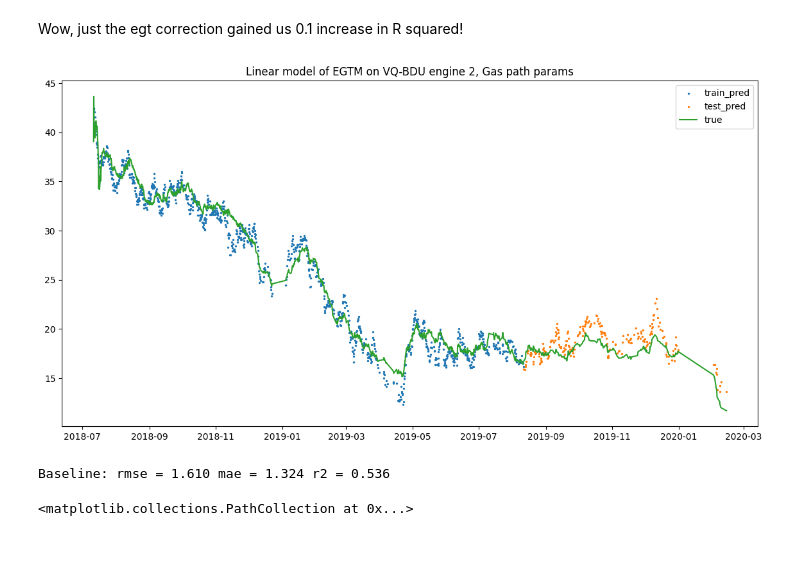
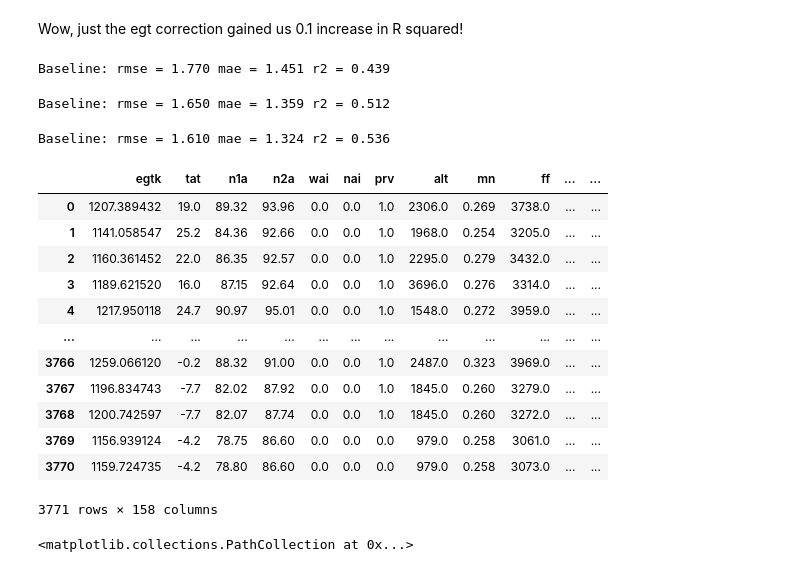
Before and after one commit to skeptlk/ecm, a Jupyter notebook: ex5_corrections.ipynb, the cells around one changed output. Saved outputs shown, nothing was run; the diff lists cells and outputs as text; code cells hidden in the pictures.

```diff
--- a/ex5_corrections.ipynb
+++ b/ex5_corrections.ipynb
@@ -134,14 +161,50 @@ Baseline: rmse = 1.610 mae = 1.324 r2 = 0.536
 # %% [markdown]
 Wow, just the egt correction gained us 0.1 increase in R squared!
+# %%
+features = ['egt', 'tat', 'n1a', 'n2a', 'wai', 'nai', 'prv', 'alt', 'mn', 'ff', 'nf']
+
+data = build_dataset(
+  [correct(bgu), correct(bdu)],
+  y_cols,
+  meta_cols,
+  features,
+  n_back=13,
+)
+
+X = data.drop(columns=(meta_cols + y_cols))
+y = data['egtm']
+
+mse, mae, r2, model, predicted_train, predicted_test, train_i, y_test = train_model(X, y)
+
+print(f'Baseline: rmse = {mse:.3f} mae = {mae:.3f} r2 = {r2:.3f}')
+# %% [output]
+Baseline: rmse = 1.770 mae = 1.451 r2 = 0.439
 # %%
-plot_predictions(data, 'VQ-BDU', 2, train_i, predicted_test, predicted_train, is_smooth=False)
+# plot_predictions(data, 'VQ-BDU', 2, train_i, predicted_test, predicted_train, is_smooth=False)
-# %% [output]
-[figure, removed]
+# %%
+features = ['egtk', 'tat', 'n1k', 'n2k', 'wai', 'nai', 'prv', 'alt', 'mn', 'ff', 'nfk']
+
+data = build_dataset(
+  [correct(bgu), correct(bdu)],
+  y_cols,
+  meta_cols,
+  features,
+  n_back=13,
+)
+
+X = data.drop(columns=(meta_cols + y_cols))
+y = data['egtm']
+
+mse, mae, r2, model, predicted_train, predicted_test, train_i, y_test = train_model(X, y)
+
+print(f'Baseline: rmse = {mse:.3f} mae = {mae:.3f} r2 = {r2:.3f}')
+# %% [output]
+Baseline: rmse = 1.650 mae = 1.359 r2 = 0.512
 # %%
 features = ['egtk', 'tat', 'n1a', 'n2a', 'wai', 'nai', 'prv', 'alt', 'mn', 'ff', 'nf']
 
 data = build_dataset(
-  [correct(bgu), correct(bdu)],
+  [bgu, bdu],
   y_cols,
   meta_cols,
   features,
@@ -156,6 +219,22 @@ mse, mae, r2, model, predicted_train, predicted_test, train_i, y_test = train_mo
 print(f'Baseline: rmse = {mse:.3f} mae = {mae:.3f} r2 = {r2:.3f}')
 # %% [output]
 Baseline: rmse = 1.610 mae = 1.324 r2 = 0.536
+# %%
+data
+# %% [output]
+|  | egtk | tat | n1a | n2a | wai | nai | prv | alt | mn | ff | ... | ... |
+| 0 | 1207.389432 | 19.0 | 89.32 | 93.96 | 0.0 | 0.0 | 1.0 | 2306.0 | 0.269 | 3738.0 | ... | ... |
+| 1 | 1141.058547 | 25.2 | 84.36 | 92.66 | 0.0 | 0.0 | 1.0 | 1968.0 | 0.254 | 3205.0 | ... | ... |
+| 2 | 1160.361452 | 22.0 | 86.35 | 92.57 | 0.0 | 0.0 | 1.0 | 2295.0 | 0.279 | 3432.0 | ... | ... |
+| 3 | 1189.621520 | 16.0 | 87.15 | 92.64 | 0.0 | 0.0 | 1.0 | 3696.0 | 0.276 | 3314.0 | ... | ... |
+| 4 | 1217.950118 | 24.7 | 90.97 | 95.01 | 0.0 | 0.0 | 1.0 | 1548.0 | 0.272 | 3959.0 | ... | ... |
+| ... | ... | ... | ... | ... | ... | ... | ... | ... | ... | ... | ... | ... |
+| 3766 | 1259.066120 | -0.2 | 88.32 | 91.00 | 0.0 | 0.0 | 1.0 | 2487.0 | 0.323 | 3969.0 | ... | ... |
+| 3767 | 1196.834743 | -7.7 | 82.02 | 87.92 | 0.0 | 0.0 | 1.0 | 1845.0 | 0.260 | 3279.0 | ... | ... |
+| 3768 | 1200.742597 | -7.7 | 82.07 | 87.74 | 0.0 | 0.0 | 1.0 | 1845.0 | 0.260 | 3272.0 | ... | ... |
+| 3769 | 1156.939124 | -4.2 | 78.75 | 86.60 | 0.0 | 0.0 | 0.0 | 979.0 | 0.258 | 3061.0 | ... | ... |
+| 3770 | 1159.724735 | -4.2 | 78.80 | 86.60 | 0.0 | 0.0 | 0.0 | 979.0 | 0.258 | 3073.0 | ... | ... |
+3771 rows × 158 columns
 # %%
 theta = (data['tat'] + 273.15) / 288.15
 
```
Also changed, not shown: parts of 5 cells of this notebook, 4 other files.
